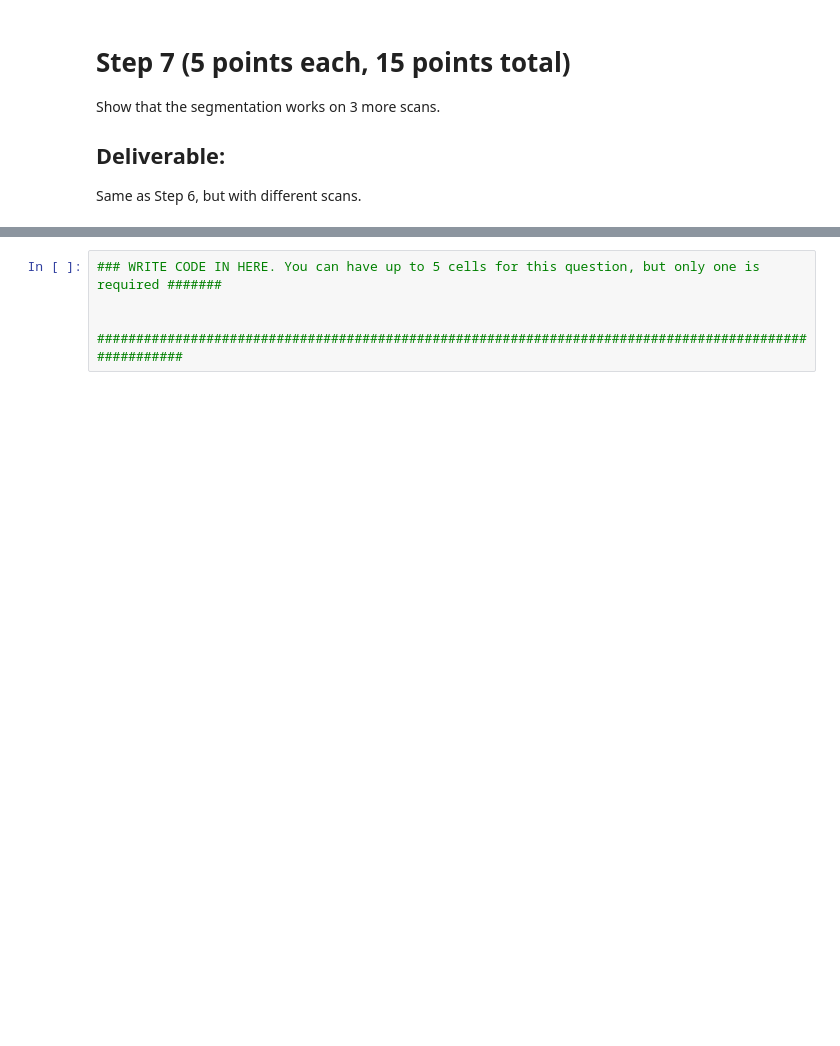
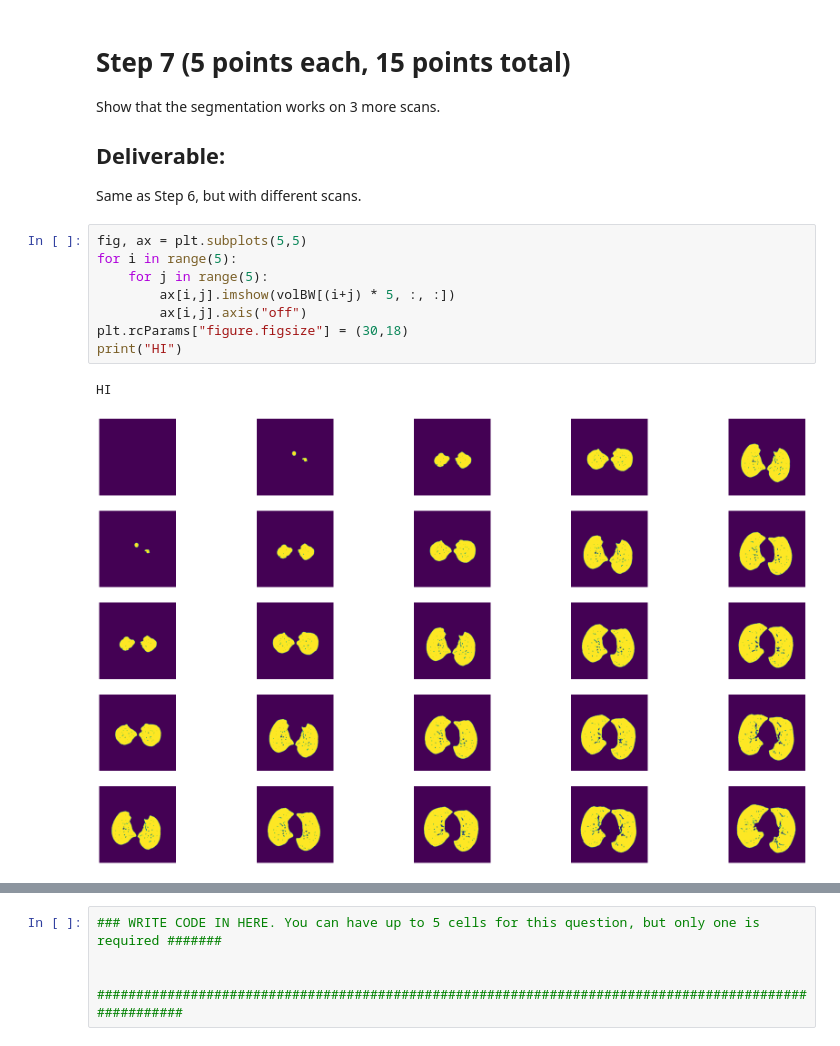
Before and after one commit to aaronsossin/assignment1_medical_imaging, a Jupyter notebook: BMI260_Problem_Set_1.ipynb, the cells around one changed output, grey strips where cells are left out. Drawn from its saved outputs; the diff is of its cells as text; blank space fills up the shorter version.

```diff
--- a/BMI260_Problem_Set_1.ipynb
+++ b/BMI260_Problem_Set_1.ipynb
@@ -450,3 +481,14 @@ Show that the segmentation works on 3 more scans.
 ## Deliverable:
 
 Same as Step 6, but with different scans.
+# %%
+fig, ax = plt.subplots(5,5)
+for i in range(5):
+    for j in range(5):
+        ax[i,j].imshow(volBW[(i+j) * 5, :, :])
+        ax[i,j].axis("off")
+plt.rcParams["figure.figsize"] = (30,18)
+print("HI")
+# %% [output]
+HI
+[figure, added]
```
Also changed, not shown: parts of 6 cells of this notebook.
